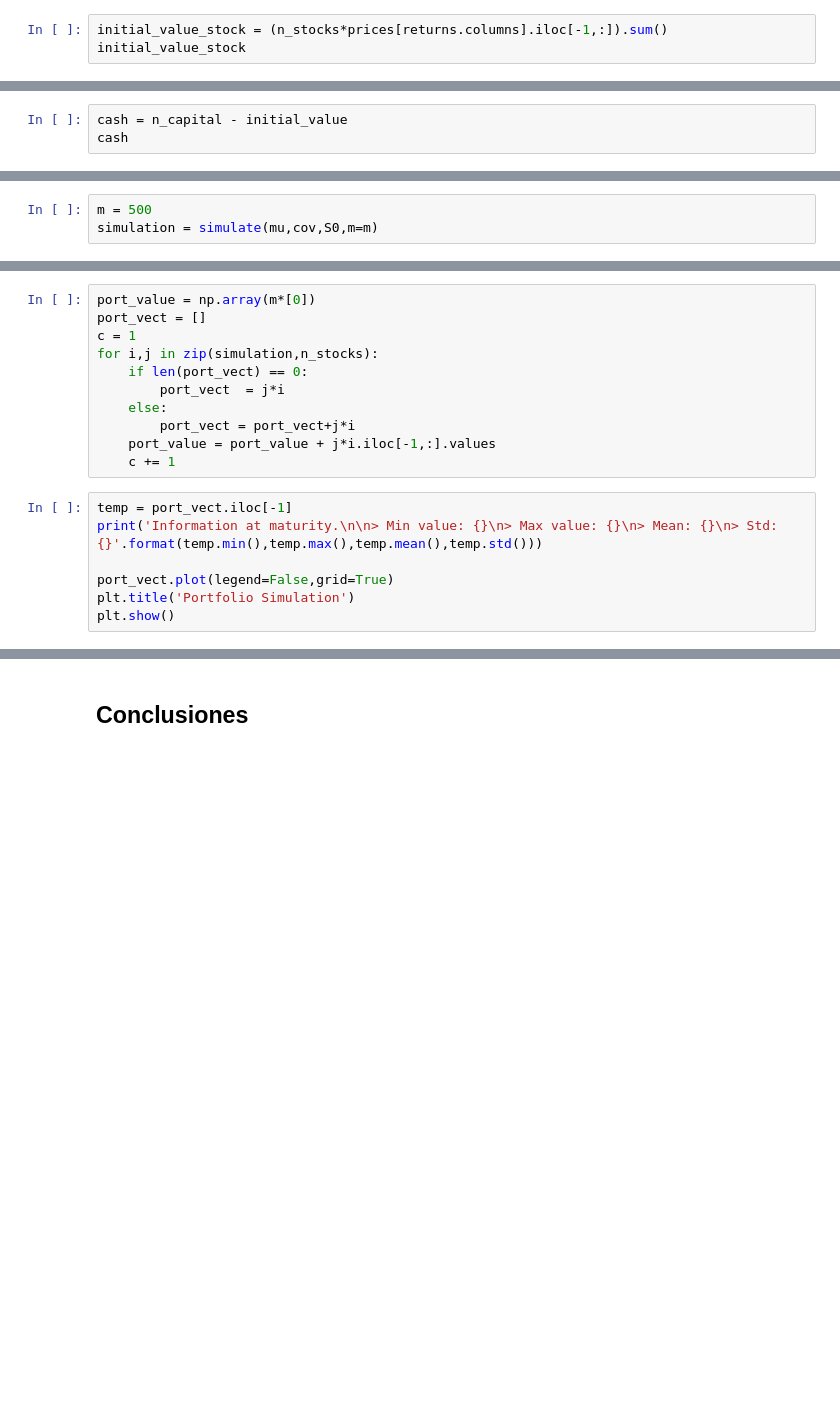
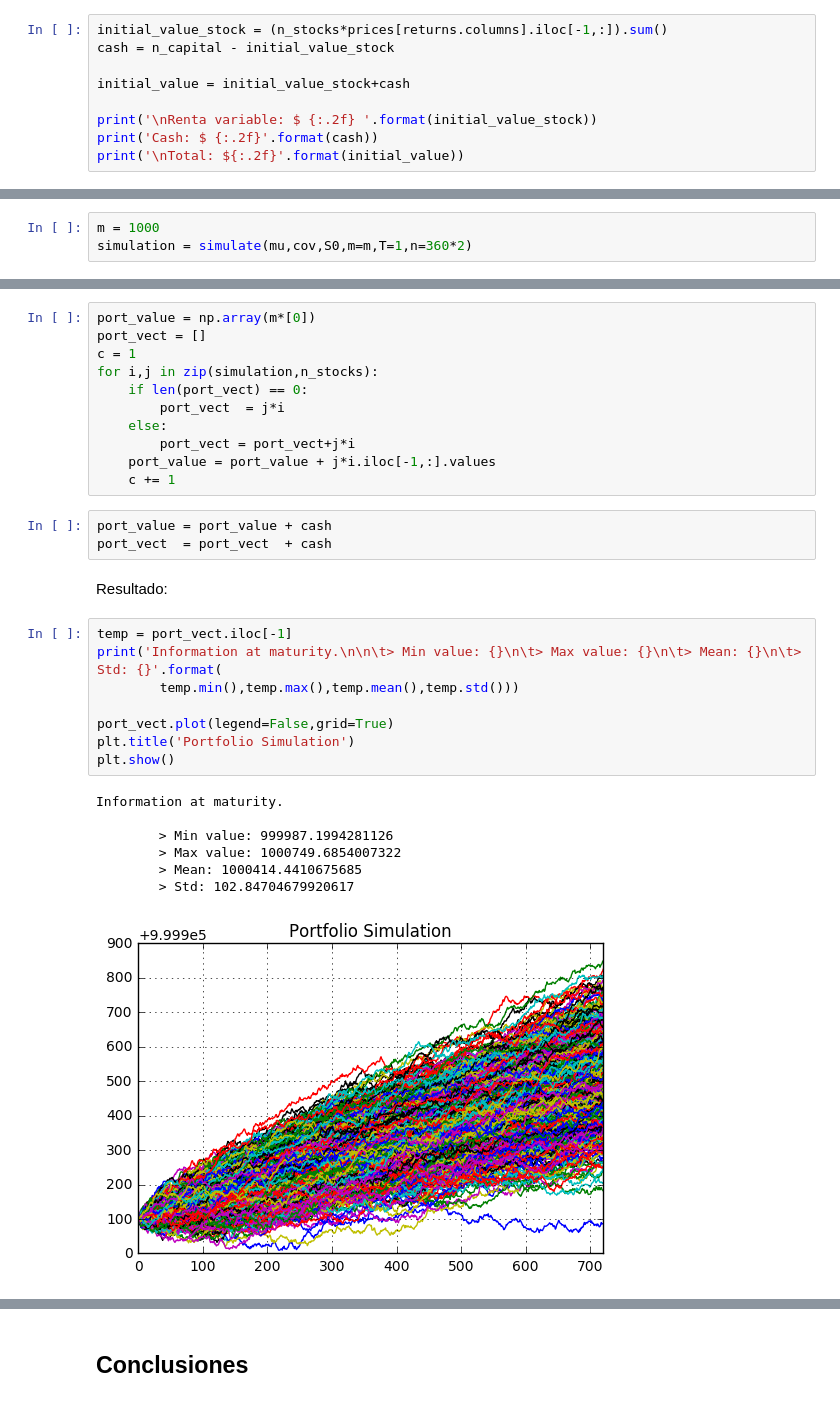
Before and after one commit to RHDZMOTA/simulacion_riesgos, a Jupyter notebook: p1/Trabajo 01 Simulación de Riesgos Financieros.ipynb, the cells around one changed output, grey strips where cells are left out. Cells and saved outputs as stored; diff of their text form; blank space fills up the shorter version.

```diff
--- a/p1/Trabajo 01 Simulación de Riesgos Financieros.ipynb
+++ b/p1/Trabajo 01 Simulación de Riesgos Financieros.ipynb
@@ -1332,4 +1401,10 @@ array([6185,  214,  481, 1471,  673, 2366,  821, 1866,  849])
 # %%
 initial_value_stock = (n_stocks*prices[returns.columns].iloc[-1,:]).sum()
-initial_value_stock
+cash = n_capital - initial_value_stock
+
+initial_value = initial_value_stock+cash
+
+print('\nRenta variable: $ {:.2f} '.format(initial_value_stock))
+print('Cash: $ {:.2f}'.format(cash))
+print('\nTotal: ${:.2f}'.format(initial_value))
 # %% [output]
@@ -1337,3 +1414,0 @@ initial_value_stock
-# %%
-cash = n_capital - initial_value
-cash
@@ -1346,3 +1423,3 @@ S0 = prices[returns.columns].iloc[-1,:].values
 # %%
-m = 500
-simulation = simulate(mu,cov,S0,m=m)
+m = 1000
+simulation = simulate(mu,cov,S0,m=m,T=1,n=360*2)
@@ -1357,11 +1436,25 @@ for i,j in zip(simulation,n_stocks):
         port_vect = port_vect+j*i
     port_value = port_value + j*i.iloc[-1,:].values
     c += 1
+# %%
+port_value = port_value + cash
+port_vect  = port_vect  + cash
+# %% [markdown]
+Resultado:
 # %%
 temp = port_vect.iloc[-1]
-print('Information at maturity.\n\n> Min value: {}\n> Max value: {}\n> Mean: {}\n> Std: {}'.format(temp.min(),temp.max(),temp.mean(),temp.std()))
+print('Information at maturity.\n\n\t> Min value: {}\n\t> Max value: {}\n\t> Mean: {}\n\t> Std: {}'.format(
+        temp.min(),temp.max(),temp.mean(),temp.std()))
 
 port_vect.plot(legend=False,grid=True)
 plt.title('Portfolio Simulation')
 plt.show()
+# %% [output]
+Information at maturity.
+
+        > Min value: 999987.1994281126
+        > Max value: 1000749.6854007322
+        > Mean: 1000414.4410675685
+        > Std: 102.84704679920617
+[figure, added]
 # %%
```
Also changed, not shown: parts of 51 cells of this notebook.
